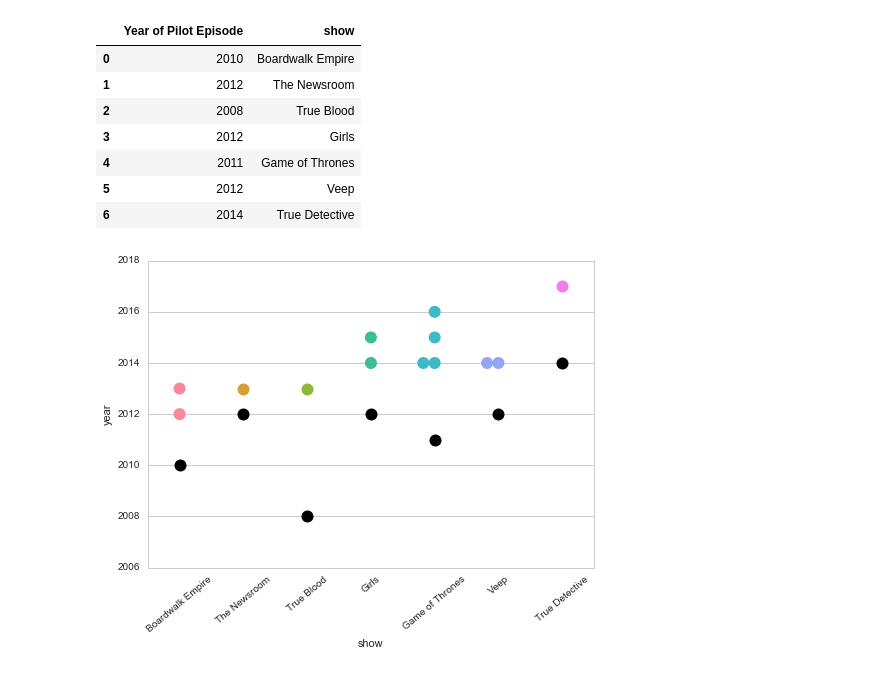
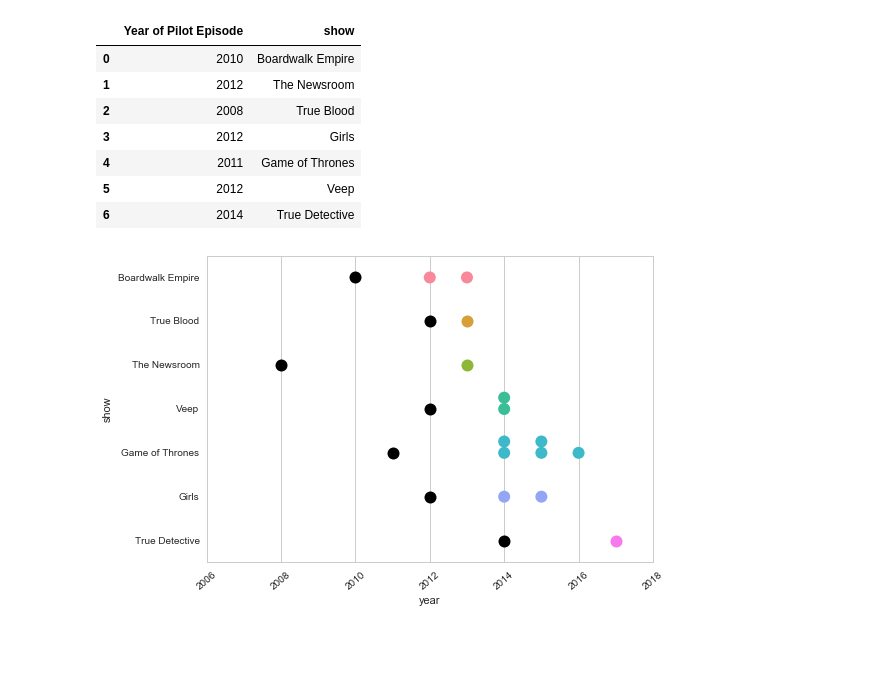
Before and after one commit to nycdatasci/bootcamp009_project, a Jupyter notebook: Project2-WebScraping/Rachelkogan/cw/HBO graph.ipynb, the cells around one changed output. Saved outputs shown, nothing was run; the diff lists cells and outputs as text; code cells hidden in the pictures; blank space fills up the shorter version.

```diff
--- a/Project2-WebScraping/Rachelkogan/cw/HBO graph.ipynb
+++ b/Project2-WebScraping/Rachelkogan/cw/HBO graph.ipynb
@@ -21,7 +24,31 @@ cw.head()
+# %%
+
+#convert to date format
+def monthToNum(mon):
+    return{
+        'January' : 1,
+        'February' : 2,
+        'March' : 3,
+        'April' : 4,
+        'May' : 5,
+        'June' : 6,
+        'July' : 7,
+        'August' : 8,
+        'September' : 9,
+        'October' : 10,
+        'November' : 11,
+        'December' : 12
+    }[mon]
+
+def cw_date(x):
+    space, mon, day = re.split(' ', x['date'].rstrip())
+    return datetime.date(int(x['year']), monthToNum(mon), 1)
+
+cw['cw_date']=cw.apply(cw_date, axis=1)
 # %%
-HBO = cw[(cw['answer']=='HBO')].sort_values(['year', 'date']).reset_index(drop=True)
+HBO = cw[(cw['answer']=='HBO')].sort_values(['cw_date']).reset_index(drop=True)
 
-HBO['show'] = ["Boardwalk Empire", "Boardwalk Empire", "The Newsroom", "True Blood", "Girls", "Game of Thrones", "Veep",
-               "Veep", "Game of Thrones", "Girls", "Game of Thrones", np.nan, "Game of Thrones", "True Detective"]
+HBO['show'] = ["Boardwalk Empire", "Boardwalk Empire", "True Blood", "The Newsroom", "Veep", "Game of Thrones", "Game of Thrones",
+               "Girls", "Veep", "Game of Thrones", "Girls", np.nan, "Game of Thrones", "Game of Thrones", "True Detective"]
 HBO
 # %% [output]
@@ -73,17 +101,17 @@ HBO_Shows
 # %%
 fig, ax = plt.subplots()
 ax.ticklabel_format(useOffset=False)
 
-sns.swarmplot(x="show", y="Year of Pilot Episode", color='black', data=HBO_Shows,
+sns.swarmplot(x="Year of Pilot Episode", y='show', color='black', data=HBO_Shows,
               size=12)
-sns.swarmplot(x="show", y="year", hue="show", data=HBO, size=12)
+sns.swarmplot(x="year", y="show", hue="show", data=HBO, size=12)
 ax.legend_.remove()
 plt.xticks(rotation=40)
 
 
 plt.show()
 # %% [output]
-[figure, old version]
+[figure, new version]
 # %%
 HBO_joined = pd.merge(left=HBO, right=HBO_Shows, how='inner', on='show')
 HBO_joined
```
Also changed, not shown: parts of 9 cells of this notebook, 15 other files.
